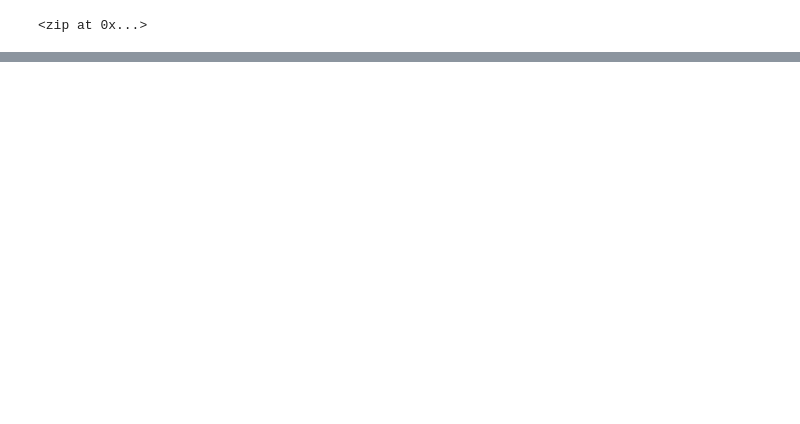
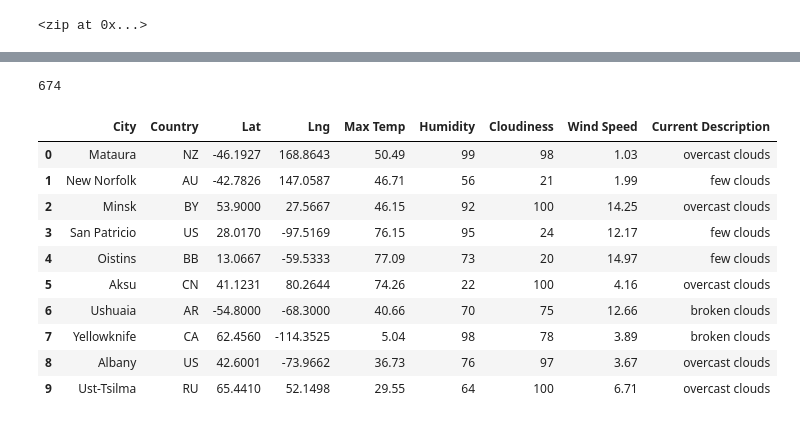
Before and after one commit to drea025/World_Weather_Analysis, a Jupyter notebook: Weather_Database/Weather_Database.ipynb, the cells around one changed output, grey strips where cells are left out. Saved outputs shown, nothing was run; the diff lists cells and outputs as text; code cells hidden in the pictures; blank space fills up the shorter version.

```diff
--- a/Weather_Database/Weather_Database.ipynb
+++ b/Weather_Database/Weather_Database.ipynb
@@ -116,5 +116,21 @@ Processing Record 29 of Set 14 | kurumkan
 # %%
+df = pd.DataFrame(city_data)
 len(city_data)
+# %% [output]
+674
 # %%
-city_data_df = pd.DataFrame(city_data)
-city_data_df.head(10)
+city_weather_df = pd.DataFrame(city_data)
+city_weather_df=city_weather_df[["City", "Country", "Lat", "Lng", "Max Temp", "Humidity", "Cloudiness", "Wind Speed", "Current Description"]]
+city_weather_df.head(10)
+# %% [output]
+|  | City | Country | Lat | Lng | Max Temp | Humidity | Cloudiness | Wind Speed | Current Description |
+| 0 | Mataura | NZ | -46.1927 | 168.8643 | 50.49 | 99 | 98 | 1.03 | overcast clouds |
+| 1 | New Norfolk | AU | -42.7826 | 147.0587 | 46.71 | 56 | 21 | 1.99 | few clouds |
+| 2 | Minsk | BY | 53.9000 | 27.5667 | 46.15 | 92 | 100 | 14.25 | overcast clouds |
+| 3 | San Patricio | US | 28.0170 | -97.5169 | 76.15 | 95 | 24 | 12.17 | few clouds |
+| 4 | Oistins | BB | 13.0667 | -59.5333 | 77.09 | 73 | 20 | 14.97 | few clouds |
+| 5 | Aksu | CN | 41.1231 | 80.2644 | 74.26 | 22 | 100 | 4.16 | overcast clouds |
+| 6 | Ushuaia | AR | -54.8000 | -68.3000 | 40.66 | 70 | 75 | 12.66 | broken clouds |
+| 7 | Yellowknife | CA | 62.4560 | -114.3525 | 5.04 | 98 | 78 | 3.89 | broken clouds |
+| 8 | Albany | US | 42.6001 | -73.9662 | 36.73 | 76 | 97 | 3.67 | overcast clouds |
+| 9 | Ust-Tsilma | RU | 65.4410 | 52.1498 | 29.55 | 64 | 100 | 6.71 | overcast clouds |
```
Also changed, not shown: parts of 4 cells of this notebook, 4 other files.
